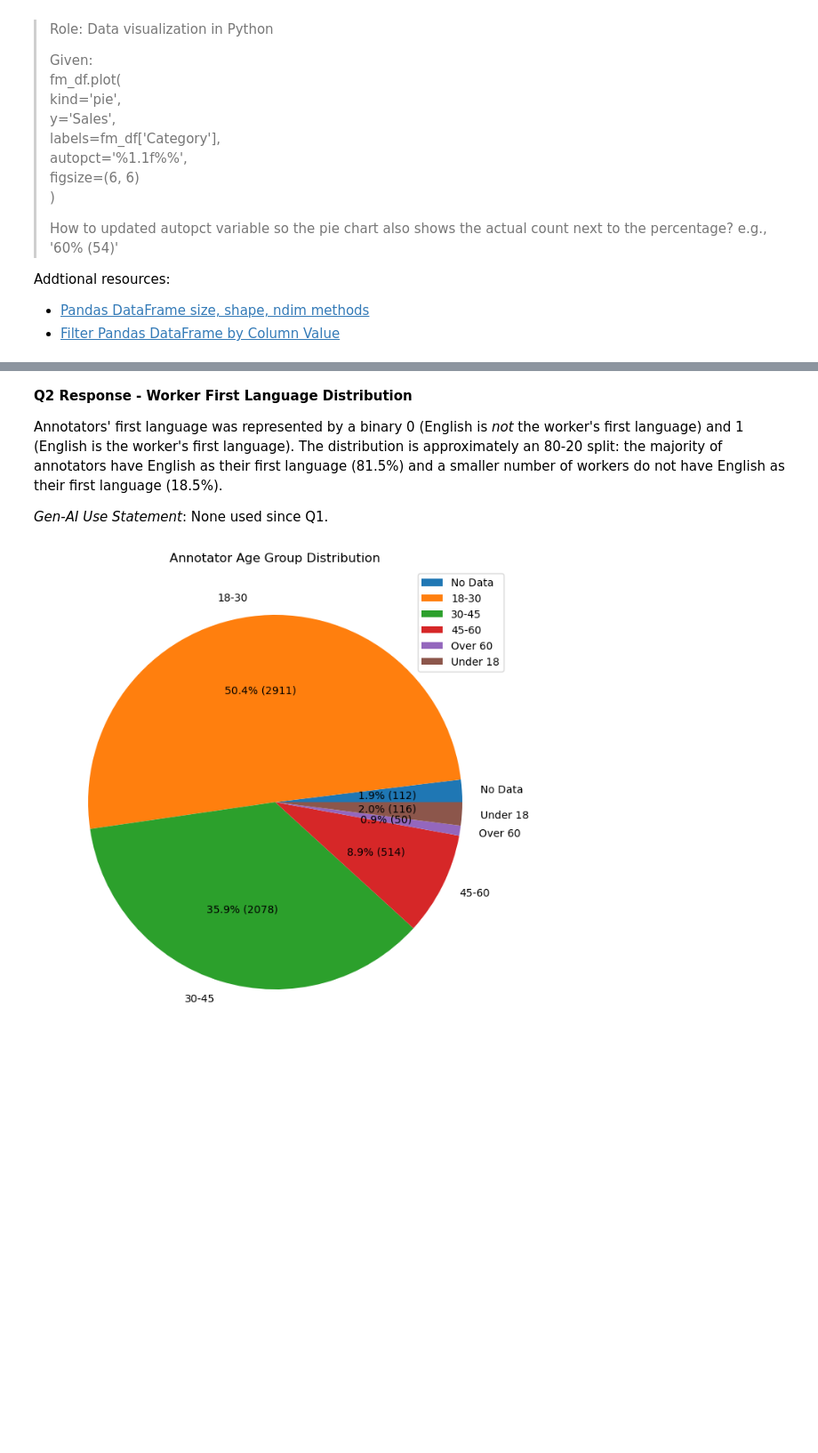
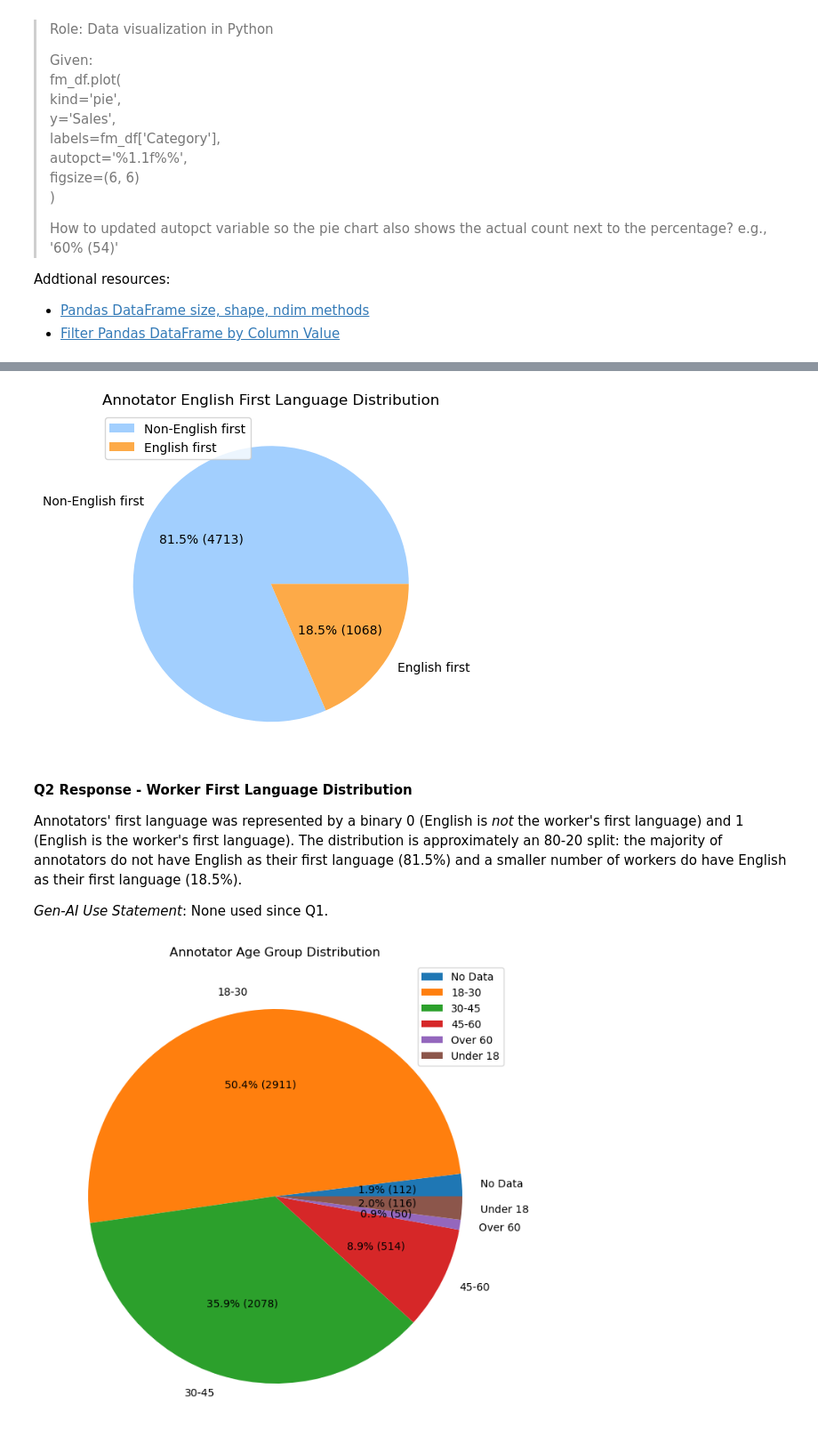
Before and after one commit to linvariel/hcde-410, a Jupyter notebook: A2/hcde410-a2.ipynb, the cells around one changed output, grey strips where cells are left out. Shown at 89% size. Cells and saved outputs as stored; diff of their text form; code cells hidden in the pictures; blank space fills up the shorter version.

```diff
--- a/A2/hcde410-a2.ipynb
+++ b/A2/hcde410-a2.ipynb
@@ -510,7 +510,31 @@ plt.show()
+# %%
+# Q2 FIRST LANGUAGE DISTRIBUTION
+eng_first = all_annotators_df[all_annotators_df['english_first_language'] == '1'].shape[0]
+non_eng_first = all_annotators_df[all_annotators_df['english_first_language'] == '0'].shape[0]
+
+eng_df = pd.DataFrame({
+    'First Lang': ['Non-English first', 'English first'],
+    'Distribution': [non_eng_first, eng_first]
+})
+
+eng_df.plot(
+    kind='pie',
+    y='Distribution',
+    labels=eng_df['First Lang'],
+    autopct= lambda pct: f'{pct:.1f}% ({int(round(pct * eng_df['Distribution'].sum() / 100))})',
+    figsize=(5, 6),
+    colors = ['xkcd:baby blue','xkcd:light orange']
+)
+
+plt.title('Annotator English First Language Distribution')
+plt.ylabel('')
+plt.show()
+# %% [output]
+[figure, added]
 # %% [markdown]
 **Q2 Response - Worker First Language Distribution**
 
-Annotators' first language was represented by a binary 0 (English is *not* the worker's first language) and 1 (English is the worker's first language). The distribution is approximately an 80-20 split: the majority of annotators have English as their first language (81.5%) and a smaller number of workers do not have English as their first language (18.5%).
+Annotators' first language was represented by a binary 0 (English is *not* the worker's first language) and 1 (English is the worker's first language). The distribution is approximately an 80-20 split: the majority of annotators do not have English as their first language (81.5%) and a smaller number of workers do have English as their first language (18.5%).
 
 *Gen-AI Use Statement*: None used since Q1.
 # %%
```
Also changed, not shown: parts of 8 cells of this notebook.
